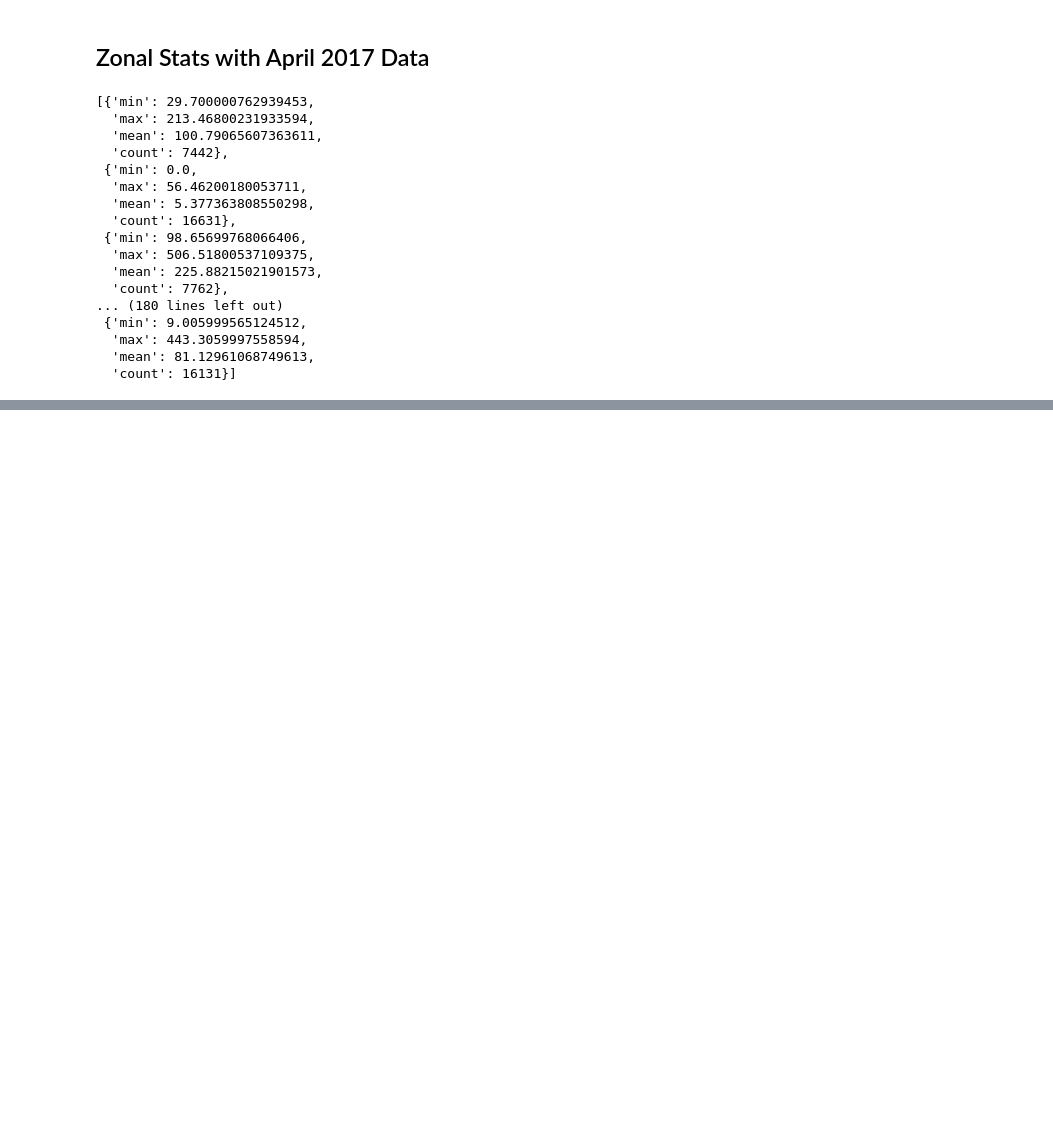
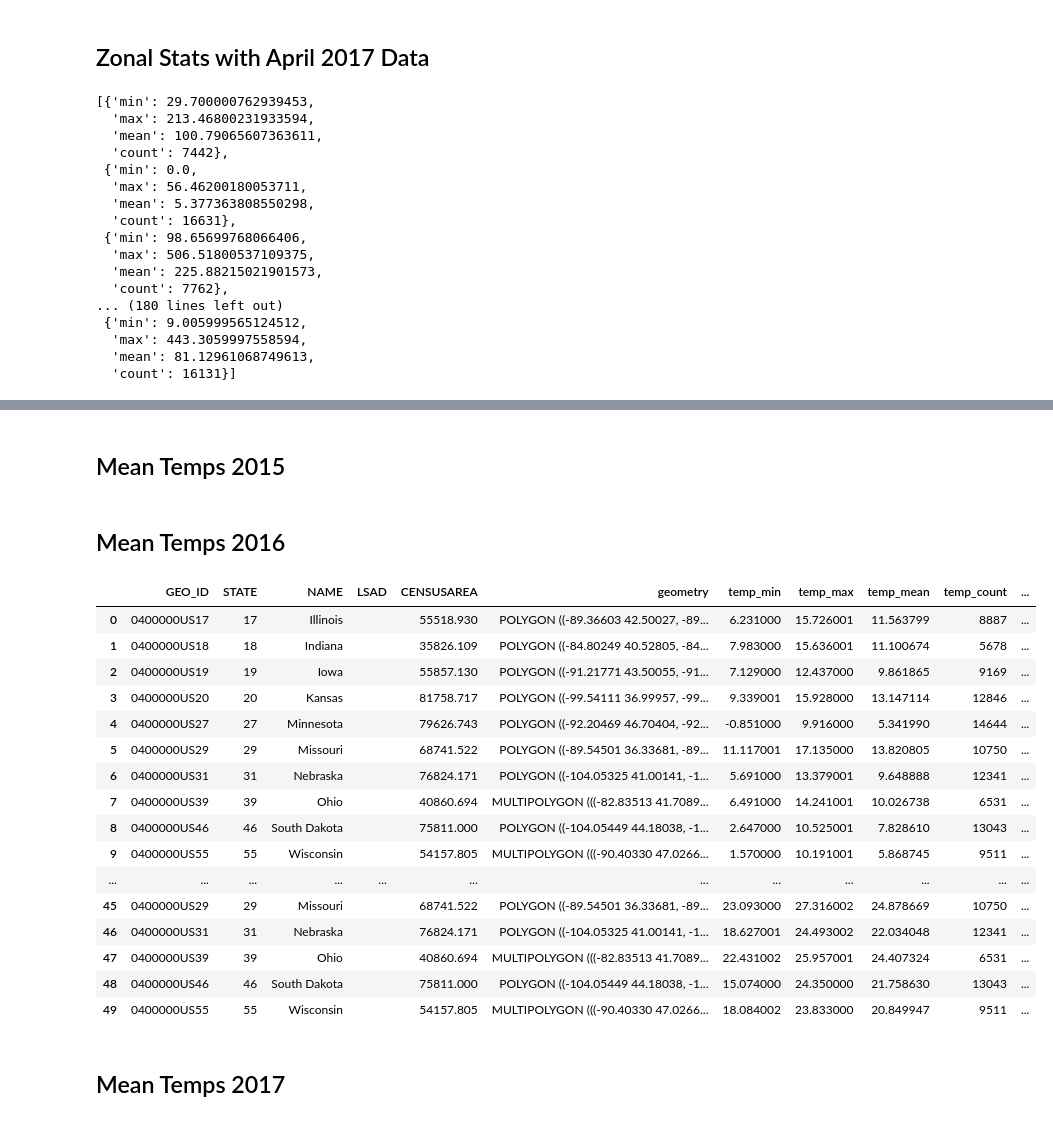
Before and after one commit to shujiew2/ACE592Project, a Jupyter notebook: PRISM Data.ipynb, the cells around one changed output, grey strips where cells are left out. Saved outputs shown, nothing was run; the diff lists cells and outputs as text; code cells hidden in the pictures; blank space fills up the shorter version.

Commit message:
mean temps

```diff
--- a/PRISM Data.ipynb
+++ b/PRISM Data.ipynb
@@ -363,0 +352,2 @@ country_June_2017
+# %% [markdown]
+## Mean Temps 2015
@@ -363,0 +394,62 @@ country_June_2017
+# %% [markdown]
+## Mean Temps 2016
+# %%
+zonal_stats0416=zonal_stats(country, '/Users/noahgonzales/Desktop/2016 Temp/April/PRISM_tmean_stable_4kmM3_201604_bil.bil')
+zonal_stats0416 = pd.DataFrame(zonal_stats0416)
+zonal_stats0416.columns = ["temp_"+x for x in zonal_stats0416.columns]
+zonal_stats0416.index = country.index
+zonal_stats0416 = pd.concat([country,zonal_stats0416],axis=1)
+
+zonal_stats0516=zonal_stats(country, '/Users/noahgonzales/Desktop/2016 Temp/May/PRISM_tmean_stable_4kmM3_201605_bil.bil')
+zonal_stats0516 = pd.DataFrame(zonal_stats0516)
+zonal_stats0516.columns = ["temp_"+x for x in zonal_stats0516.columns]
+zonal_stats0516.index = country.index
+zonal_stats0516 = pd.concat([country,zonal_stats0516],axis=1)
+
+zonal_stats0616=zonal_stats(country, '/Users/noahgonzales/Desktop/2016 Temp/June/PRISM_tmean_stable_4kmM3_201606_bil.bil')
+zonal_stats0616 = pd.DataFrame(zonal_stats0616)
+zonal_stats0616.columns = ["temp_"+x for x in zonal_stats0616.columns]
+zonal_stats0616.index = country.index
+zonal_stats0616 = pd.concat([country,zonal_stats0616],axis=1)
+
+zonal_stats0716=zonal_stats(country, '/Users/noahgonzales/Desktop/2016 Temp/July/PRISM_tmean_stable_4kmM3_201607_bil.bil')
+zonal_stats0716 = pd.DataFrame(zonal_stats0716)
+zonal_stats0716.columns = ["temp_"+x for x in zonal_stats0716.columns]
+zonal_stats0716.index = country.index
+zonal_stats0716 = pd.concat([country,zonal_stats0716],axis=1)
+
+zonal_stats0816=zonal_stats(country, '/Users/noahgonzales/Desktop/2016 Temp/August/PRISM_tmean_stable_4kmM3_201608_bil.bil')
+zonal_stats0816 = pd.DataFrame(zonal_stats0816)
+zonal_stats0816.columns = ["temp_"+x for x in zonal_stats0816.columns]
+zonal_stats0816.index = country.index
+zonal_stats0816 = pd.concat([country,zonal_stats0816],axis=1)
+# %%
+zonal_stats0416['month']=4
+zonal_stats0516['month']=5
+zonal_stats0616['month']=6
+zonal_stats0716['month']=7
+zonal_stats0816['month']=8
+# %%
+zonal_stats16=copy.deepcopy(zonal_stats0416)
+zonal_stats16=zonal_stats16.append([zonal_stats0516,zonal_stats0616,zonal_stats0716,zonal_stats0816],ignore_index=True)
+zonal_stats16
+# %% [output]
+|  | GEO_ID | STATE | NAME | LSAD | CENSUSAREA | geometry | temp_min | temp_max | temp_mean | temp_count | ... |
+| 0 | 0400000US17 | 17 | Illinois |  | 55518.930 | POLYGON ((-89.36603 42.50027, -89... | 6.231000 | 15.726001 | 11.563799 | 8887 | ... |
+| 1 | 0400000US18 | 18 | Indiana |  | 35826.109 | POLYGON ((-84.80249 40.52805, -84... | 7.983000 | 15.636001 | 11.100674 | 5678 | ... |
+| 2 | 0400000US19 | 19 | Iowa |  | 55857.130 | POLYGON ((-91.21771 43.50055, -91... | 7.129000 | 12.437000 | 9.861865 | 9169 | ... |
+| 3 | 0400000US20 | 20 | Kansas |  | 81758.717 | POLYGON ((-99.54111 36.99957, -99... | 9.339001 | 15.928000 | 13.147114 | 12846 | ... |
+| 4 | 0400000US27 | 27 | Minnesota |  | 79626.743 | POLYGON ((-92.20469 46.70404, -92... | -0.851000 | 9.916000 | 5.341990 | 14644 | ... |
+| 5 | 0400000US29 | 29 | Missouri |  | 68741.522 | POLYGON ((-89.54501 36.33681, -89... | 11.117001 | 17.135000 | 13.820805 | 10750 | ... |
+| 6 | 0400000US31 | 31 | Nebraska |  | 76824.171 | POLYGON ((-104.05325 41.00141, -1... | 5.691000 | 13.379001 | 9.648888 | 12341 | ... |
+| 7 | 0400000US39 | 39 | Ohio |  | 40860.694 | MULTIPOLYGON (((-82.83513 41.7089... | 6.491000 | 14.241001 | 10.026738 | 6531 | ... |
+| 8 | 0400000US46 | 46 | South Dakota |  | 75811.000 | POLYGON ((-104.05449 44.18038, -1... | 2.647000 | 10.525001 | 7.828610 | 13043 | ... |
+| 9 | 0400000US55 | 55 | Wisconsin |  | 54157.805 | MULTIPOLYGON (((-90.40330 47.0266... | 1.570000 | 10.191001 | 5.868745 | 9511 | ... |
+| ... | ... | ... | ... | ... | ... | ... | ... | ... | ... | ... | ... |
+| 45 | 0400000US29 | 29 | Missouri |  | 68741.522 | POLYGON ((-89.54501 36.33681, -89... | 23.093000 | 27.316002 | 24.878669 | 10750 | ... |
+| 46 | 0400000US31 | 31 | Nebraska |  | 76824.171 | POLYGON ((-104.05325 41.00141, -1... | 18.627001 | 24.493002 | 22.034048 | 12341 | ... |
+| 47 | 0400000US39 | 39 | Ohio |  | 40860.694 | MULTIPOLYGON (((-82.83513 41.7089... | 22.431002 | 25.957001 | 24.407324 | 6531 | ... |
+| 48 | 0400000US46 | 46 | South Dakota |  | 75811.000 | POLYGON ((-104.05449 44.18038, -1... | 15.074000 | 24.350000 | 21.758630 | 13043 | ... |
+| 49 | 0400000US55 | 55 | Wisconsin |  | 54157.805 | MULTIPOLYGON (((-90.40330 47.0266... | 18.084002 | 23.833000 | 20.849947 | 9511 | ... |
+# %% [markdown]
+## Mean Temps 2017
```
Also changed, not shown: parts of 22 cells of this notebook, 4 other files.
